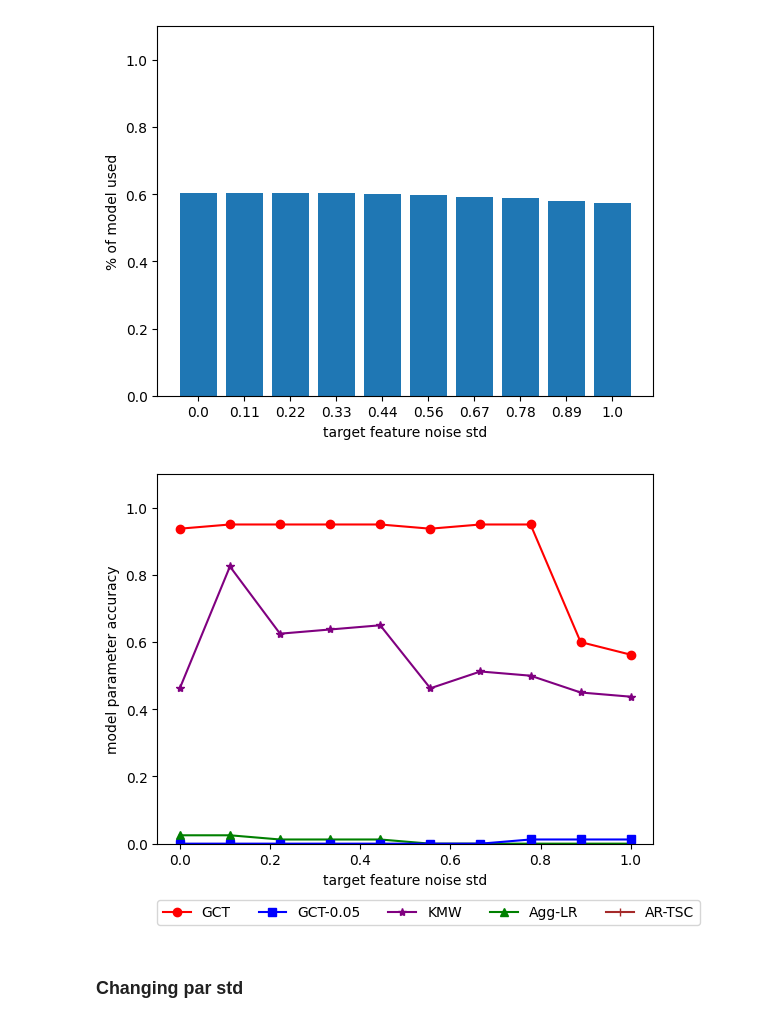
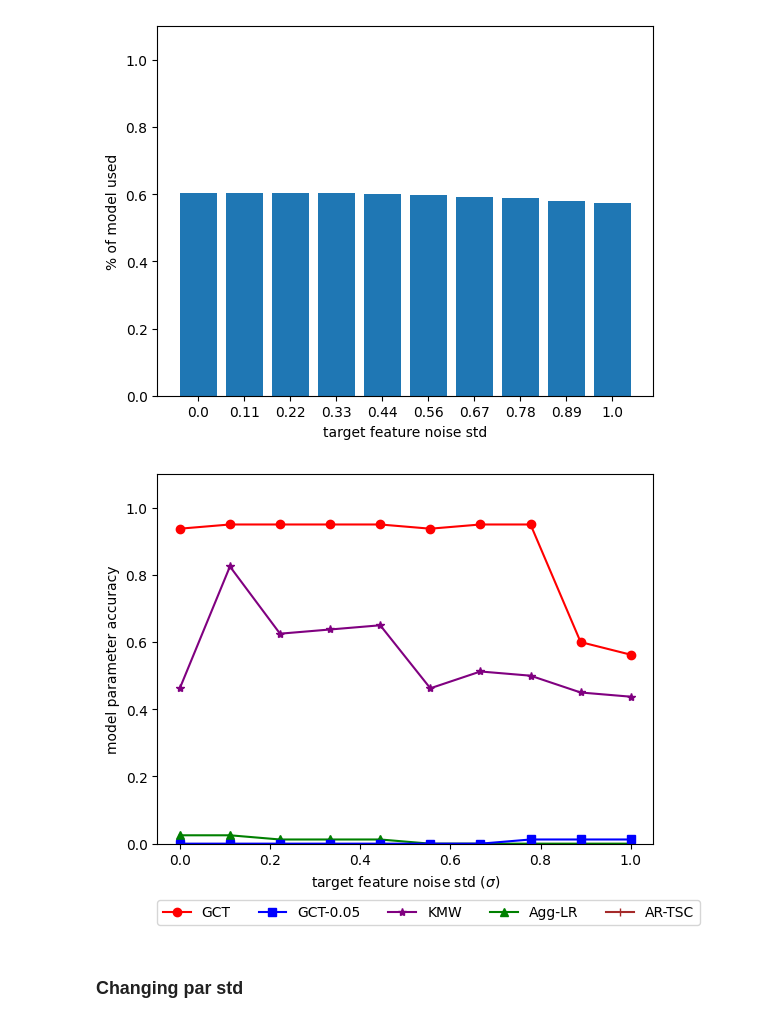
Before and after one commit to GrangerCausalityTree/granger-causality-tree, a Jupyter notebook: Synthetic Data/experiment.ipynb, the cells around one changed output. Cells and saved outputs as stored; diff of their text form; code cells hidden in the pictures.

```diff
--- a/Synthetic Data/experiment.ipynb
+++ b/Synthetic Data/experiment.ipynb
@@ -317,19 +317,19 @@ plt.show()
 # %%
 # markers = ['s', '^', '*', '|', '.'][::-1]
 
 fig = plt.figure()
 for m in range(len(model_names)):
     plt.plot(noises, par_acc_score[:, m], label=model_names[m], marker=markers[m], color=colors[m])
 
 plt.ylim(0, 1.1)
 plt.legend(loc=(0, -0.22), ncol=5, reverse=1)
-plt.xlabel('target feature noise std')
+plt.xlabel('target feature noise std ($\sigma$)')
 plt.ylabel('model parameter accuracy')
 # plt.title('Accuracy of important feature set vs Std of Noise ($e_i$) added to the Target Feature of each Entity')
 plt.savefig('accuracy_feature_set.svg', bbox_inches='tight')
 plt.show()
 # %% [output]
-[figure, old version]
+[figure, new version]
 # %% [markdown]
 ### Changing par std
 # %% [markdown]
```
Also changed, not shown: parts of 9 cells of this notebook, 13 other files.
